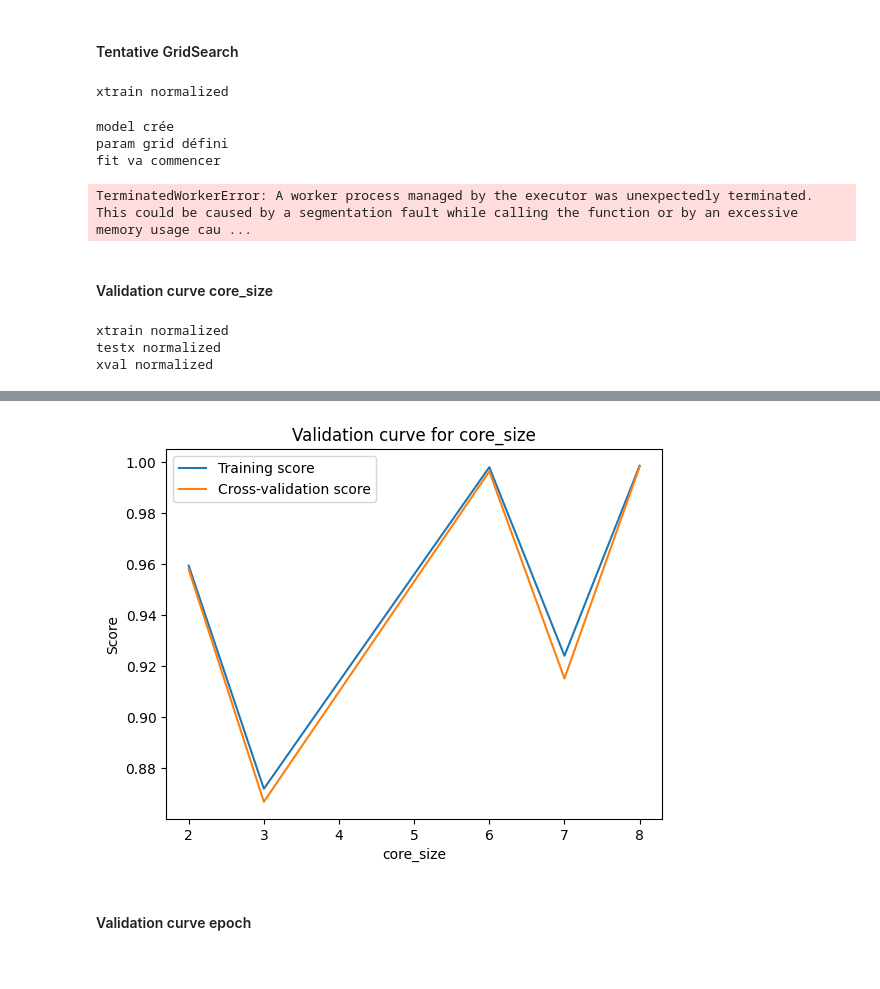
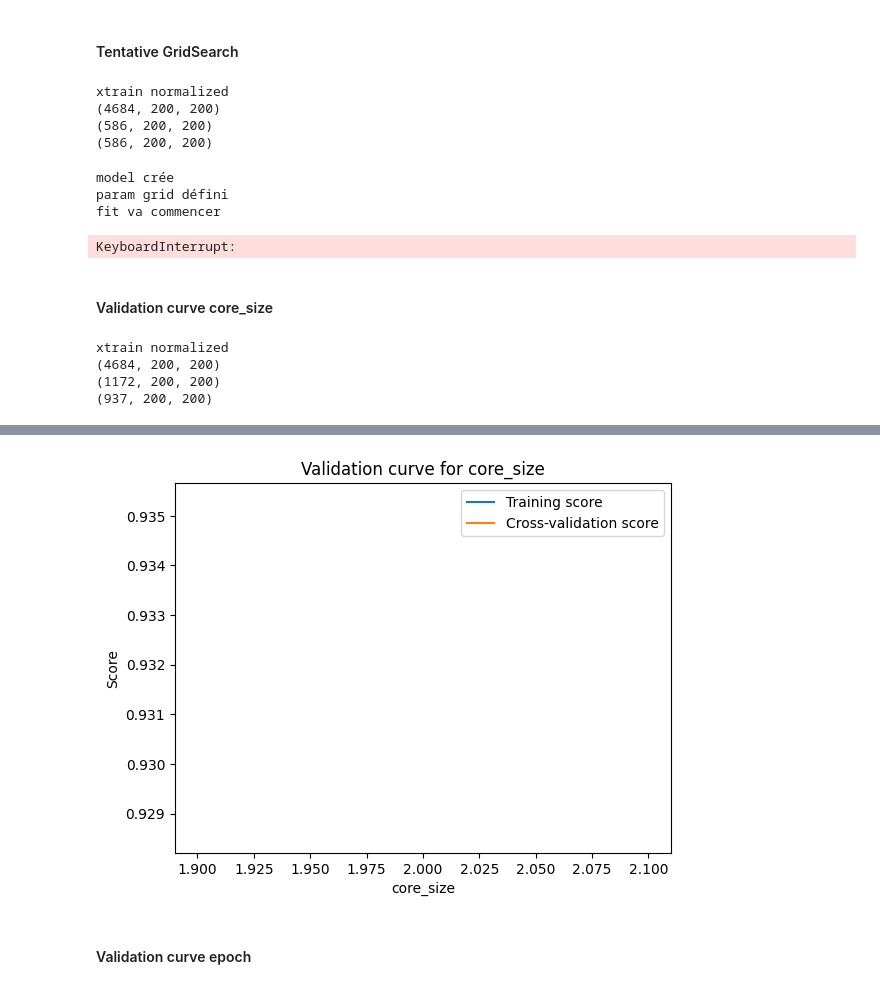
Before and after one commit to VeneziaFanny/zoidberg, a Jupyter notebook: deep_learning.ipynb, the cells around one changed output, grey strips where cells are left out. Saved outputs shown, nothing was run; the diff lists cells and outputs as text; code cells hidden in the pictures.

```diff
--- a/deep_learning.ipynb
+++ b/deep_learning.ipynb
@@ -154,19 +206,19 @@ Convolution = mettre en évidence les caractéristiques de l'image.
 Poolling = réduire l'image.
 # %%
 num_classes = 1
-core_size = 6
+core_size = 2
 
 model = tf.keras.Sequential([
     layers.Input(shape=(200, 200, 1)),
+    layers.Conv2D(64, core_size, activation='relu'),
+    layers.MaxPooling2D(),
     layers.Conv2D(32, core_size, activation='relu'),
     layers.MaxPooling2D(),
     layers.Conv2D(16, core_size, activation='relu'),
     layers.MaxPooling2D(),
-    layers.Conv2D(8, core_size, activation='relu'),
-    layers.MaxPooling2D(),
 
     layers.Flatten(),
-    layers.Dense(8, activation='relu'),
+    layers.Dense(16, activation='relu'),
     layers.Dense(num_classes, activation='sigmoid')
 ])
 
@@ -253,22 +347,27 @@ f1score :  0.939575394665215
 # %%
 use_all_dataset()
 
-trainx, testx, trainy, testy = train_test_split(datasetX, datasetY, test_size=0.2, random_state=1)
-xtrain, xval, ytrain, yval = train_test_split(trainx, trainy, test_size=0.2, random_state=1)
+trainx, otherX, trainy, otherY = train_test_split(datasetX, datasetY, test_size=0.2, random_state=1)
+xval, testx, yval, testy = train_test_split(otherX, otherY, test_size=0.5, random_state=1)
 
-xtrain = xtrain / 255
+trainx = trainx / 255
 print("xtrain normalized")
 testx = testx / 255
-print("testx normalized")
 xval = xval / 255
-print("xval normalized")
+
+print(trainx.shape)
+print(testx.shape)
+print(xval.shape)
 
 # For datasetY replace normal with 0 and pneumonia with 1 in order to have numeric values
-ytrain = np.array([0 if y == "NORMAL" else 1 for y in ytrain])
+trainy = np.array([0 if y == "NORMAL" else 1 for y in trainy])
 testy = np.array([0 if y == "NORMAL" else 1 for y in testy])
 yval = np.array([0 if y == "NORMAL" else 1 for y in yval])
 # %% [output]
 xtrain normalized
+(4684, 200, 200)
+(586, 200, 200)
+(586, 200, 200)
 # %%
 num_classes= 1
 core_size = 4
@@ -276,33 +375,33 @@ core_size = 4
 def create_model(optimizer='adam'):
     model = tf.keras.Sequential([
         layers.Input(shape=(200, 200, 1)),
-        layers.Conv2D(256, core_size, activation='relu'),
+        layers.Conv2D(64, core_size, activation='relu'),
         layers.MaxPooling2D(),
-        layers.Conv2D(128, core_size, activation='relu'),
+        layers.Conv2D(32, core_size, activation='relu'),
         layers.MaxPooling2D(),
-        layers.Conv2D(64, core_size, activation='relu'),
+        layers.Conv2D(16, core_size, activation='relu'),
         layers.MaxPooling2D(),
 
         layers.Flatten(),
-        layers.Dense(64, activation='relu'),
+        layers.Dense(16, activation='relu'),
         layers.Dense(num_classes, activation='sigmoid')
     ])
     model.compile(loss='binary_crossentropy', optimizer=optimizer, metrics=['accuracy'])
     return model
 # %%
-model = KerasClassifier(build_fn=create_model, verbose=3)
+model = KerasClassifier(build_fn=create_model, verbose=1)
 
 print("model crée")
 
 # define the grid search parameters
-optimizer = ['SGD', 'RMSprop', 'Adagrad', 'Adadelta', 'Adam', 'Adamax', 'Nadam']
+optimizer = ['Adadelta', 'Adam', 'Adamax']
 param_grid = dict(optimizer=optimizer)
 
 print("param grid défini")
 
 grid = GridSearchCV(estimator=model, param_grid=param_grid, n_jobs=-1, cv=3)
 print("fit va commencer")
-grid_result = grid.fit(xtrain, ytrain)
+grid_result = grid.fit(trainx, trainy)
 print("fit done")
 
 # summarize results
@@ -311,7 +410,7 @@ print("Best: %f using %s" % (grid_result.best_score_, grid_result.best_params_))
 model crée
 param grid défini
 fit va commencer
-TerminatedWorkerError: A worker process managed by the executor was unexpectedly terminated. This could be caused by a segmentation fault while calling the function or by an excessive memory usage cau ...
+KeyboardInterrupt:
 # %% [markdown]
 #### Validation curve core_size
 # %%
@@ -325,14 +424,19 @@ print("xtrain normalized")
 testx = testx / 255
 xval = xval / 255
 
+print(trainx.shape)
+print(testx.shape)
+print(xval.shape)
+
 # For datasetY replace normal with 0 and pneumonia with 1 in order to have numeric values
 ytrain = np.array([0 if y == "NORMAL" else 1 for y in ytrain])
 testy = np.array([0 if y == "NORMAL" else 1 for y in testy])
 yval = np.array([0 if y == "NORMAL" else 1 for y in yval])
 # %% [output]
 xtrain normalized
-testx normalized
-xval normalized
+(4684, 200, 200)
+(1172, 200, 200)
+(937, 200, 200)
 # %%
 from sklearn.model_selection import validation_curve
 
@@ -340,38 +444,33 @@ from sklearn.model_selection import validation_curve
 def create_model(core_size):
     model = tf.keras.Sequential([
         layers.Input(shape=(200, 200, 1)),
-        layers.Conv2D(256, core_size, activation='relu'),
+        layers.Conv2D(64, core_size, activation='relu'),
         layers.MaxPooling2D(),
-        layers.Conv2D(128, core_size, activation='relu'),
+        layers.Conv2D(62, core_size, activation='relu'),
         layers.MaxPooling2D(),
-        layers.Conv2D(64, core_size, activation='relu'),
+        layers.Conv2D(16, core_size, activation='relu'),
         layers.MaxPooling2D(),
 
         layers.Flatten(),
-        layers.Dense(64, activation='relu'),
+        layers.Dense(16, activation='relu'),
         layers.Dense(num_classes, activation='sigmoid')
     ])
     model.compile(loss='binary_crossentropy', optimizer='adam', metrics=['recall'])
     return model
 
-print("def create_model done")
-
 # Wrap the model in a KerasClassifier
-model = KerasClassifier(model=create_model, verbose=1, core_size=2)
-
-print("model defined")
+model = KerasClassifier(model=create_model, verbose=1, core_size=2, epochs=2)
 
 # Define the range of core_sizes to evaluate
-core_sizes = [2, 3, 6, 7, 8]
+core_sizes = [2, 4, 6, 8]
 
 print("start validation_curve")
 # Compute the validation curve
 train_scores, valid_scores = validation_curve(
     model, xtrain, ytrain, param_name="core_size", param_range=core_sizes, cv=3, scoring="recall"
 )
-print("start validation_curve")
+print("end validation_curve")
 
-# Plot the validation curve
 plt.figure()
 plt.plot(core_sizes, np.mean(train_scores, axis=1), label='Training score')
 plt.plot(core_sizes, np.mean(valid_scores, axis=1), label='Cross-validation score')
@@ -401 +503 @@ start validation_curve
-[figure, old version]
+[figure, new version]
```
Also changed, not shown: parts of 16 cells of this notebook, 1 other file.
